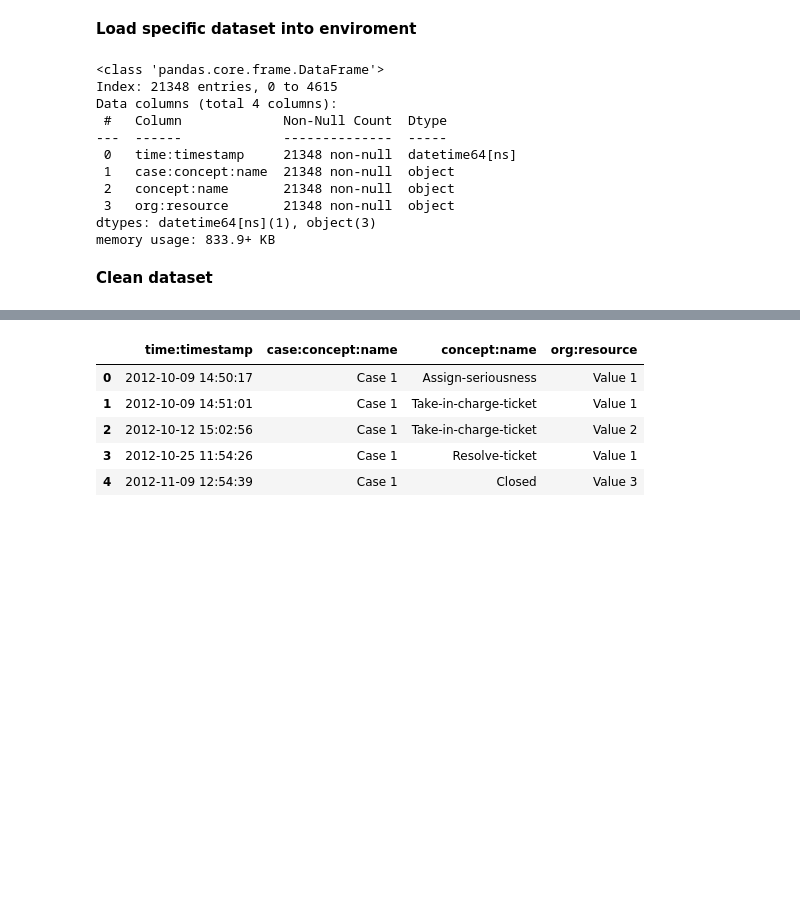
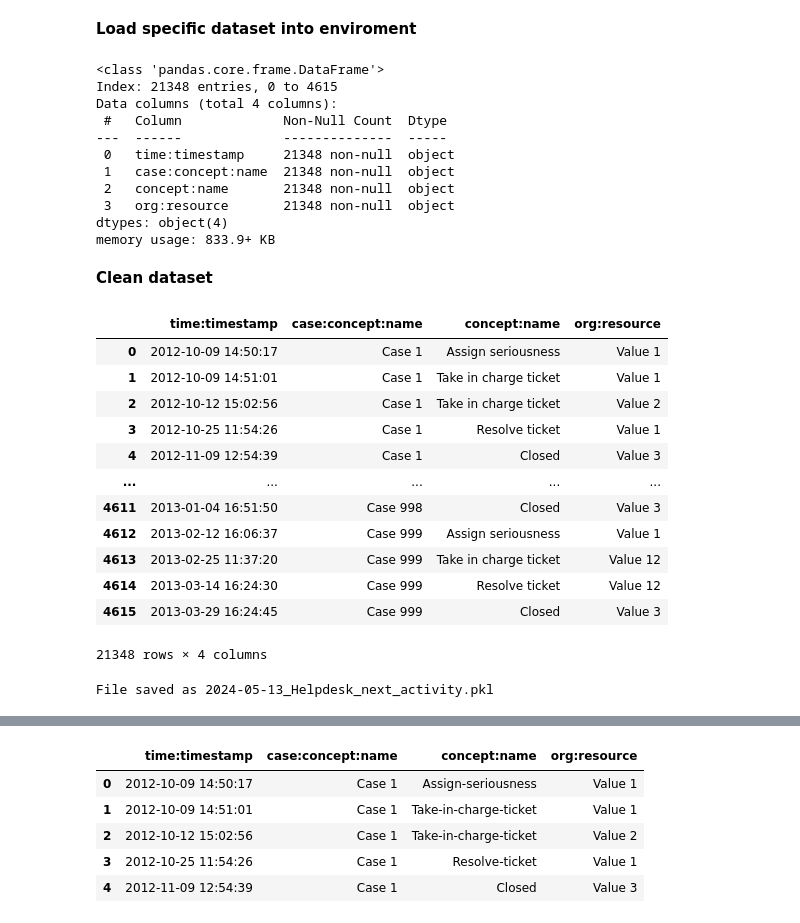
Before and after one commit to k3nk4n3kI/Online_Process_Concept_Drift, a Jupyter notebook: notebooks/20_Preprocessing.ipynb, the cells around one changed output, grey strips where cells are left out. Saved outputs shown, nothing was run; the diff lists cells and outputs as text; code cells hidden in the pictures; blank space fills up the shorter version.

```diff
--- a/notebooks/20_Preprocessing.ipynb
+++ b/notebooks/20_Preprocessing.ipynb
@@ -44,19 +44,41 @@ Transformers version: 4.40.1
 **Load specific dataset into enviroment**
 # %%
 #Loads dataset and orders it by time and case
-df_helpdesk = data_loader(directory, path_raw, "Helpdesk_finale.csv" , columns=["Complete Timestamp", "Case ID", "Activity", "Resource"])
-df_helpdesk.info()
+df = data_loader(directory, path_raw, "Helpdesk_finale.csv" , columns=["Complete Timestamp", "Case ID", "Activity", "Resource"])
+df.info()
 # %% [output]
 <class 'pandas.core.frame.DataFrame'>
 Index: 21348 entries, 0 to 4615
 Data columns (total 4 columns):
  #   Column             Non-Null Count  Dtype
 ---  ------             --------------  -----
- 0   time:timestamp     21348 non-null  datetime64[ns]
+ 0   time:timestamp     21348 non-null  object
  1   case:concept:name  21348 non-null  object
  2   concept:name       21348 non-null  object
  3   org:resource       21348 non-null  object
-dtypes: datetime64[ns](1), object(3)
+dtypes: object(4)
 memory usage: 833.9+ KB
 # %% [markdown]
 **Clean dataset**
+# %%
+df
+# %% [output]
+|  | time:timestamp | case:concept:name | concept:name | org:resource |
+| 0 | 2012-10-09 14:50:17 | Case 1 | Assign seriousness | Value 1 |
+| 1 | 2012-10-09 14:51:01 | Case 1 | Take in charge ticket | Value 1 |
+| 2 | 2012-10-12 15:02:56 | Case 1 | Take in charge ticket | Value 2 |
+| 3 | 2012-10-25 11:54:26 | Case 1 | Resolve ticket | Value 1 |
+| 4 | 2012-11-09 12:54:39 | Case 1 | Closed | Value 3 |
+| ... | ... | ... | ... | ... |
+| 4611 | 2013-01-04 16:51:50 | Case 998 | Closed | Value 3 |
+| 4612 | 2013-02-12 16:06:37 | Case 999 | Assign seriousness | Value 1 |
+| 4613 | 2013-02-25 11:37:20 | Case 999 | Take in charge ticket | Value 12 |
+| 4614 | 2013-03-14 16:24:30 | Case 999 | Resolve ticket | Value 12 |
+| 4615 | 2013-03-29 16:24:45 | Case 999 | Closed | Value 3 |
+21348 rows × 4 columns
+# %%
+#Save dataset as pkl file for faster processing
+
+save_event_log(directory, path_interim, df, "Helpdesk")
+# %% [output]
+File saved as 2024-05-13_Helpdesk_next_activity.pkl
```
Also changed, not shown: parts of 29 cells of this notebook, 2 other files.
